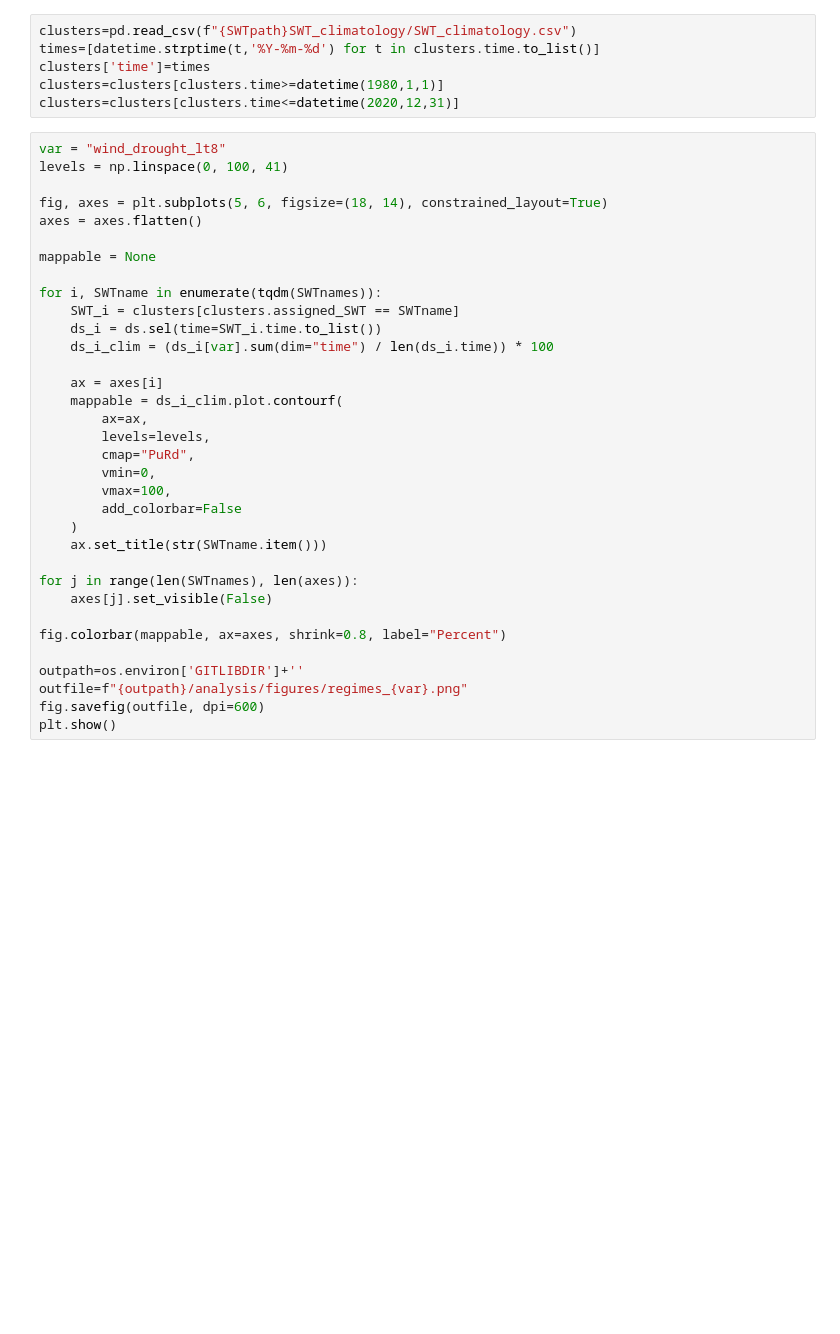
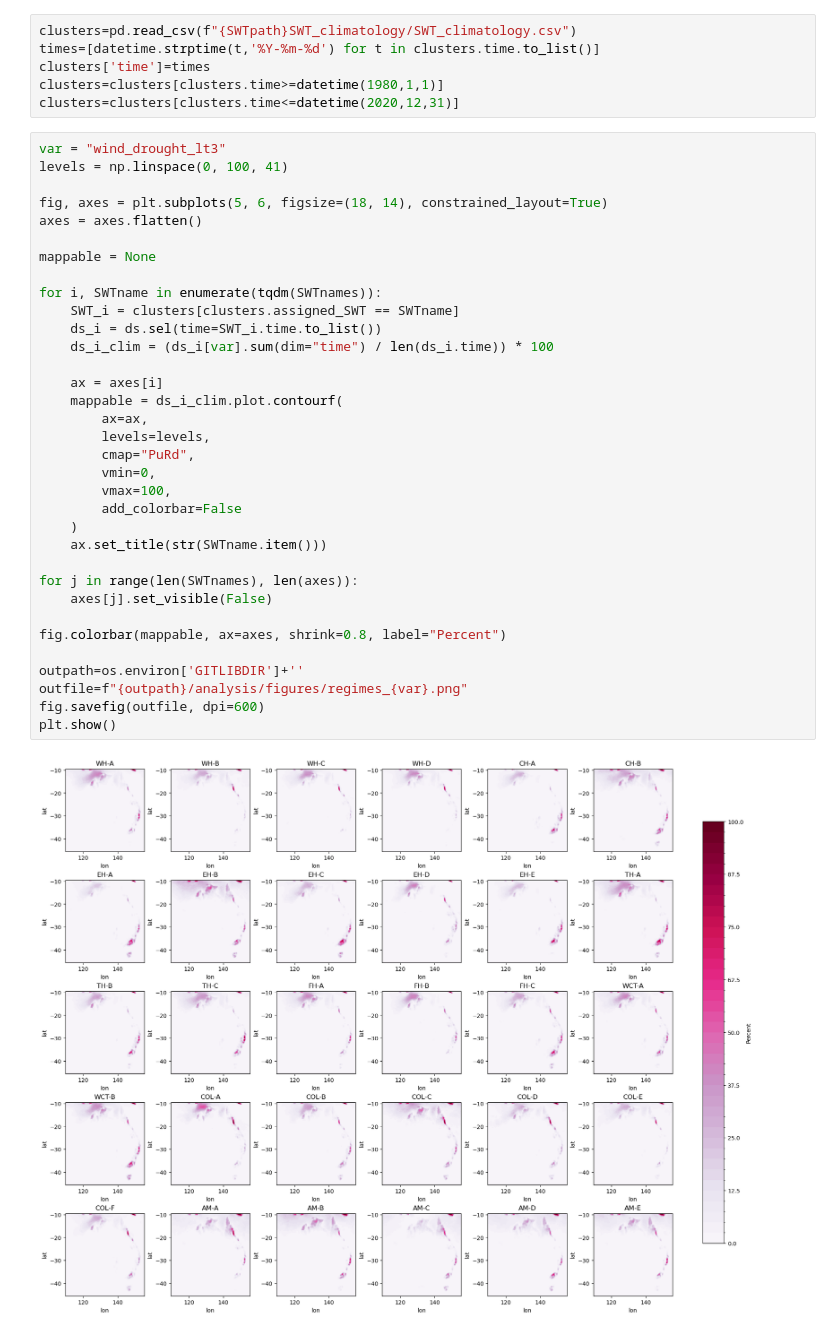
Before and after one commit to 21centuryweather/GC26_energy_synoptics, a Jupyter notebook: dev/wind_drought/mb/wind_drought_regimes.ipynb, the cells around one changed output. Drawn from its saved outputs; the diff is of its cells as text; blank space fills up the shorter version.

Commit message:
MB wind drought regimes

```diff
--- a/dev/wind_drought/mb/wind_drought_regimes.ipynb
+++ b/dev/wind_drought/mb/wind_drought_regimes.ipynb
@@ -41,39 +41,41 @@ clusters['time']=times
 clusters=clusters[clusters.time>=datetime(1980,1,1)]
 clusters=clusters[clusters.time<=datetime(2020,12,31)]
 # %%
-var = "wind_drought_lt8"
+var = "wind_drought_lt3"
 levels = np.linspace(0, 100, 41)
 
 fig, axes = plt.subplots(5, 6, figsize=(18, 14), constrained_layout=True)
 axes = axes.flatten()
 
 mappable = None
 
 for i, SWTname in enumerate(tqdm(SWTnames)):
     SWT_i = clusters[clusters.assigned_SWT == SWTname]
     ds_i = ds.sel(time=SWT_i.time.to_list())
     ds_i_clim = (ds_i[var].sum(dim="time") / len(ds_i.time)) * 100
 
     ax = axes[i]
     mappable = ds_i_clim.plot.contourf(
         ax=ax,
         levels=levels,
         cmap="PuRd",
         vmin=0,
         vmax=100,
         add_colorbar=False
     )
     ax.set_title(str(SWTname.item()))
 
 for j in range(len(SWTnames), len(axes)):
     axes[j].set_visible(False)
 
 fig.colorbar(mappable, ax=axes, shrink=0.8, label="Percent")
 
 outpath=os.environ['GITLIBDIR']+''
 outfile=f"{outpath}/analysis/figures/regimes_{var}.png"
 fig.savefig(outfile, dpi=600)
 plt.show()
+# %% [output]
+[figure, added]
 # %%
 levels = np.linspace(0, 100, 21)
 
```
Also changed, not shown: parts of 1 cell of this notebook, 5 other files.
